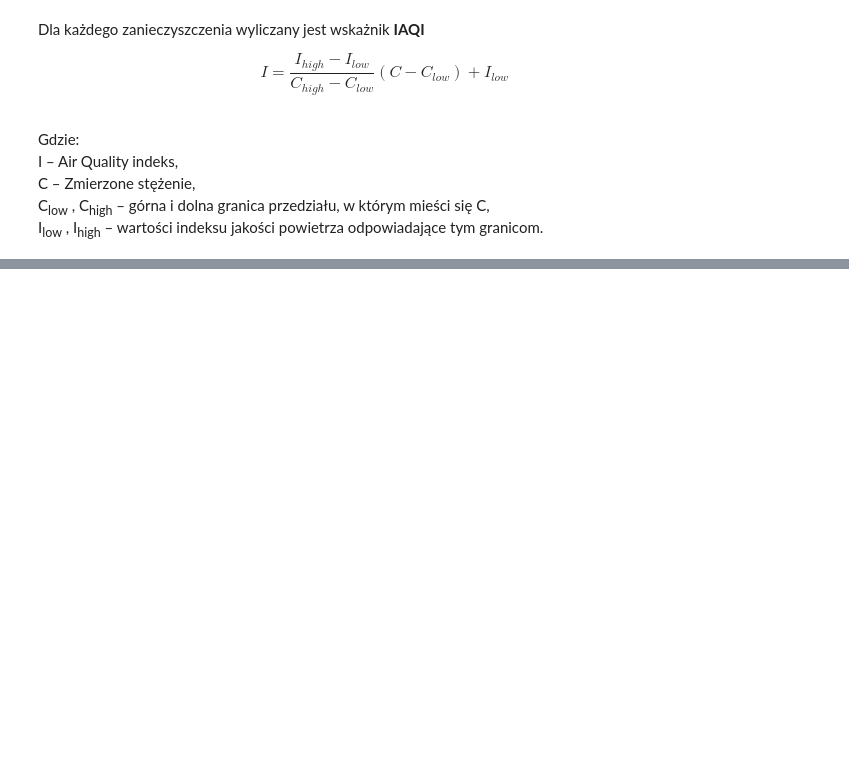
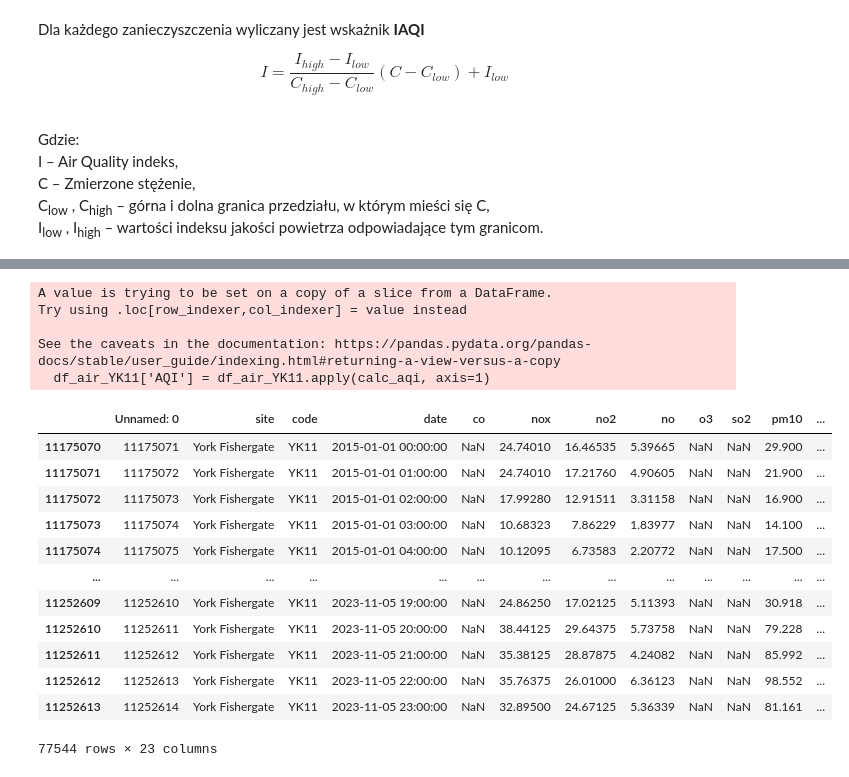
Before and after one commit to rk404/SAD, a Jupyter notebook: Zadanie_SAD_2025.ipynb, the cells around one changed output, grey strips where cells are left out. Drawn from its saved outputs; the diff is of its cells as text; code cells hidden in the pictures; blank space fills up the shorter version.

```diff
--- a/Zadanie_SAD_2025.ipynb
+++ b/Zadanie_SAD_2025.ipynb
@@ -118,4 +130,12 @@ Gdzie: <br />
  C<sub>low</sub> , C<sub>high</sub> – górna i dolna granica przedziału, w którym mieści się C,<br />
  I<sub>low</sub> , I<sub>high</sub> – wartości indeksu jakości powietrza odpowiadające tym granicom.
 # %%
-#hhhhh
+#przygotowanie malego zbioru danych do analizy(wybrane miasto)
+df_air_YK11 = df_air[df_air['code'] == 'YK11']
+# wydrukuj liczbę wierszy
+print("Liczba wierszy po filtrowaniu: ", df_air_YK11.shape[0])
+
+df_air_YK11
+
+# zapisanie df_air_YK11 do pliku csv
+df_air_YK11.to_csv("Dane/df_air_YK11.csv", index=False)
@@ -121,0 +166,20 @@ Gdzie: <br />
+# %%
+# aqi biblioteki i liczenie AQI
+# pip install python-aqi
+
+%pip install python-aqi
+import aqi
+
+# For each row in df_air_YK11, calculate AQI and add it to a new column
+def calc_aqi(row):
+    try:
+        if pd.notna(row['no2']) and pd.notna(row['pm10']):
+            return aqi.to_aqi([(aqi.POLLUTANT_NO2_1H, row['no2']), (aqi.POLLUTANT_PM10, row['pm10'])], algo=aqi.ALGO_EPA)
+        else:
+            return None
+    except Exception:
+        return None
+df_air_YK11['AQI'] = df_air_YK11.apply(calc_aqi, axis=1)
+
+df_air_YK11
+# %% [output]
@@ -121,0 +188,18 @@ Gdzie: <br />
+A value is trying to be set on a copy of a slice from a DataFrame.
+Try using .loc[row_indexer,col_indexer] = value instead
+
+See the caveats in the documentation: https://pandas.pydata.org/pandas-docs/stable/user_guide/indexing.html#returning-a-view-versus-a-copy
+  df_air_YK11['AQI'] = df_air_YK11.apply(calc_aqi, axis=1)
+|  | Unnamed: 0 | site | code | date | co | nox | no2 | no | o3 | so2 | pm10 | ... |
+| 11175070 | 11175071 | York Fishergate | YK11 | 2015-01-01 00:00:00 | NaN | 24.74010 | 16.46535 | 5.39665 | NaN | NaN | 29.900 | ... |
+| 11175071 | 11175072 | York Fishergate | YK11 | 2015-01-01 01:00:00 | NaN | 24.74010 | 17.21760 | 4.90605 | NaN | NaN | 21.900 | ... |
+| 11175072 | 11175073 | York Fishergate | YK11 | 2015-01-01 02:00:00 | NaN | 17.99280 | 12.91511 | 3.31158 | NaN | NaN | 16.900 | ... |
+| 11175073 | 11175074 | York Fishergate | YK11 | 2015-01-01 03:00:00 | NaN | 10.68323 | 7.86229 | 1.83977 | NaN | NaN | 14.100 | ... |
+| 11175074 | 11175075 | York Fishergate | YK11 | 2015-01-01 04:00:00 | NaN | 10.12095 | 6.73583 | 2.20772 | NaN | NaN | 17.500 | ... |
+| ... | ... | ... | ... | ... | ... | ... | ... | ... | ... | ... | ... | ... |
+| 11252609 | 11252610 | York Fishergate | YK11 | 2023-11-05 19:00:00 | NaN | 24.86250 | 17.02125 | 5.11393 | NaN | NaN | 30.918 | ... |
+| 11252610 | 11252611 | York Fishergate | YK11 | 2023-11-05 20:00:00 | NaN | 38.44125 | 29.64375 | 5.73758 | NaN | NaN | 79.228 | ... |
+| 11252611 | 11252612 | York Fishergate | YK11 | 2023-11-05 21:00:00 | NaN | 35.38125 | 28.87875 | 4.24082 | NaN | NaN | 85.992 | ... |
+| 11252612 | 11252613 | York Fishergate | YK11 | 2023-11-05 22:00:00 | NaN | 35.76375 | 26.01000 | 6.36123 | NaN | NaN | 98.552 | ... |
+| 11252613 | 11252614 | York Fishergate | YK11 | 2023-11-05 23:00:00 | NaN | 32.89500 | 24.67125 | 5.36339 | NaN | NaN | 81.161 | ... |
+77544 rows × 23 columns
```
Also changed, not shown: parts of 4 cells of this notebook, 3 other files.
